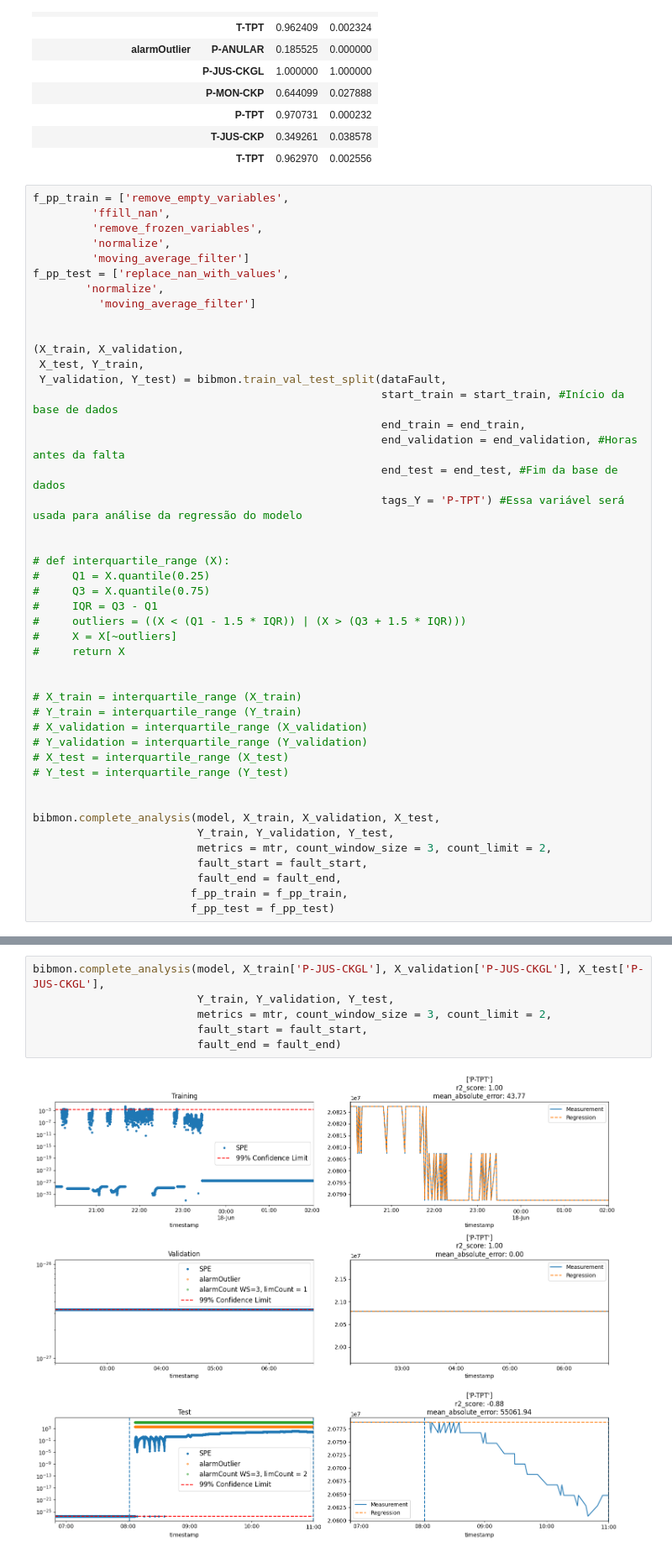
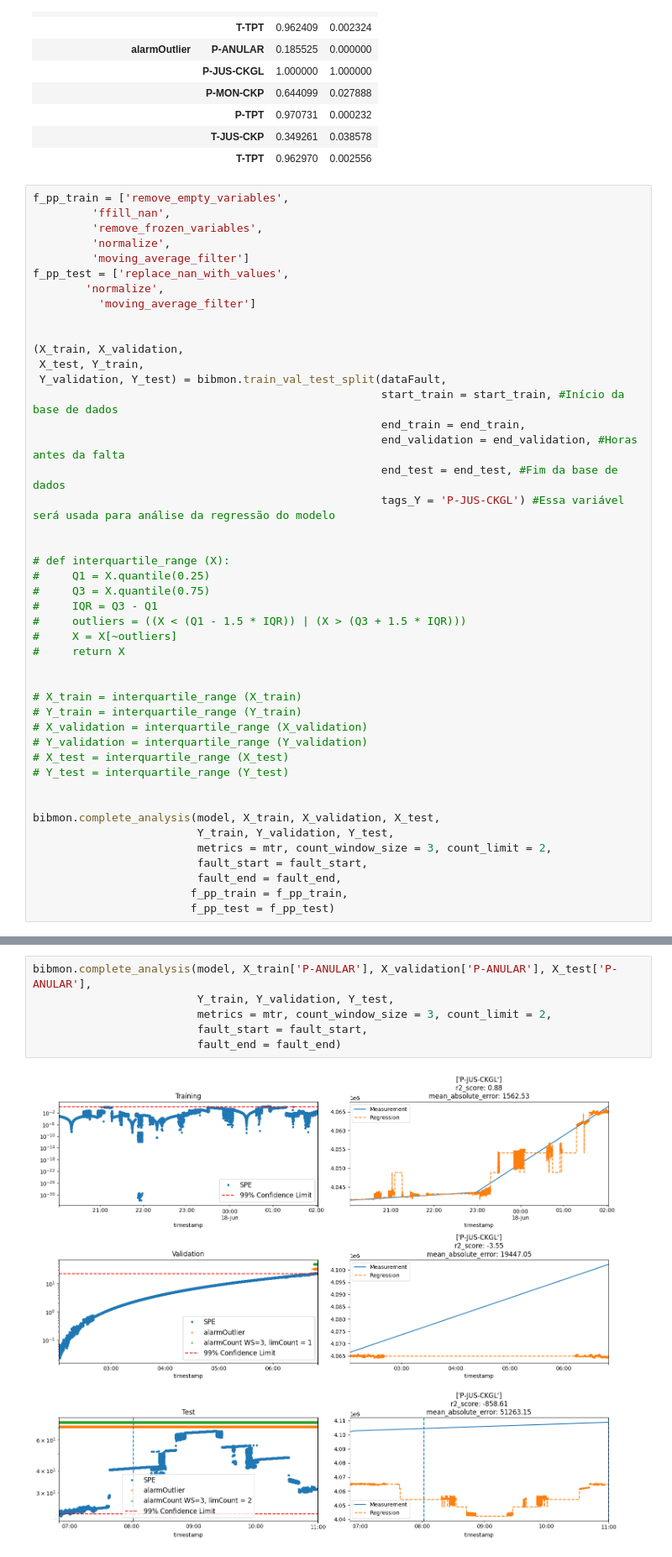
Before and after one commit to infingardi/BibMon, a Jupyter notebook: docs/source/tutorial_new_pre_process.ipynb, the cells around one changed output, grey strips where cells are left out. Shown: that part at 84% size. Cells and saved outputs as stored; diff of their text form.

```diff
--- a/docs/source/tutorial_new_pre_process.ipynb
+++ b/docs/source/tutorial_new_pre_process.ipynb
@@ -561,7 +561,7 @@ f_pp_test = ['replace_nan_with_values',
                                                      end_train = end_train,
                                                      end_validation = end_validation, #Horas antes da falta
                                                      end_test = end_test, #Fim da base de dados
-                                                     tags_Y = 'P-TPT') #Essa variável será usada para análise da regressão do modelo
+                                                     tags_Y = 'P-JUS-CKGL') #Essa variável será usada para análise da regressão do modelo
 
 
 # def interquartile_range (X):
@@ -604,11 +604,11 @@ Name: Importances, dtype: float64
 # %%
-bibmon.complete_analysis(model, X_train['P-JUS-CKGL'], X_validation['P-JUS-CKGL'], X_test['P-JUS-CKGL'],
+bibmon.complete_analysis(model, X_train['P-ANULAR'], X_validation['P-ANULAR'], X_test['P-ANULAR'],
                          Y_train, Y_validation, Y_test,
                          metrics = mtr, count_window_size = 3, count_limit = 2,
                          fault_start = fault_start,
                          fault_end = fault_end)
 # %% [output]
-[figure, old version]
+[figure, new version]
 # %%
 from sklearn.linear_model import LinearRegression
 from sklearn.linear_model import LassoCV
```
Also changed, not shown: parts of 5 cells of this notebook, 1 other file.
